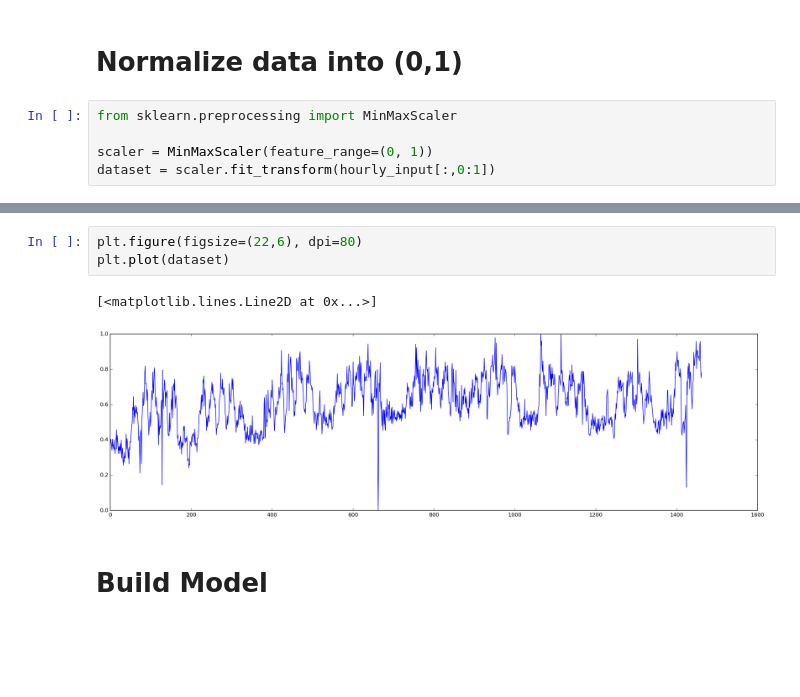
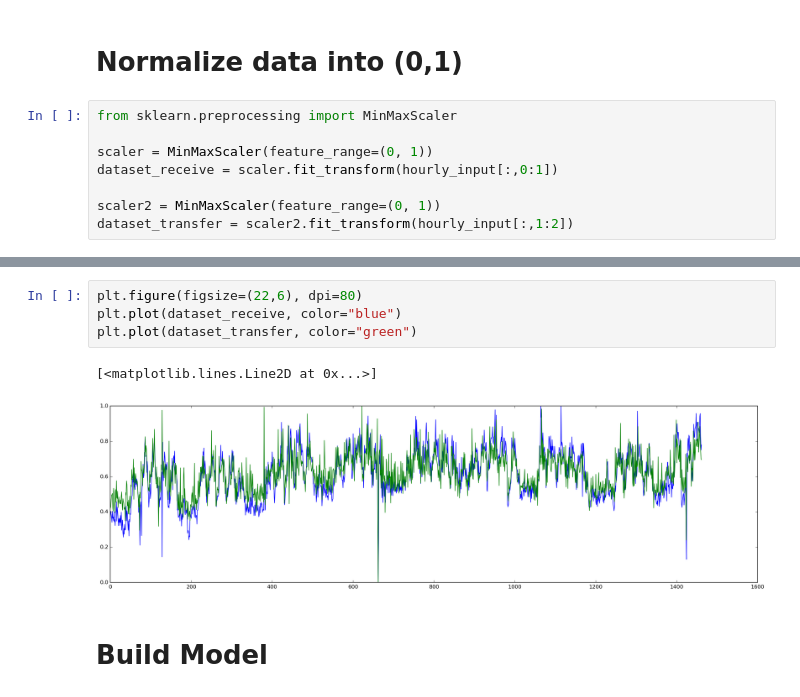
Before and after one commit to brianhu2006/network_traffic_prediction, a Jupyter notebook: netwwork_test.ipynb, the cells around one changed output, grey strips where cells are left out. Cells and saved outputs as stored; diff of their text form; blank space fills up the shorter version.

```diff
--- a/netwwork_test.ipynb
+++ b/netwwork_test.ipynb
@@ -200,4 +200,7 @@ TODO
 from sklearn.preprocessing import MinMaxScaler
 
 scaler = MinMaxScaler(feature_range=(0, 1))
-dataset = scaler.fit_transform(hourly_input[:,0:1])
+dataset_receive = scaler.fit_transform(hourly_input[:,0:1])
+
+scaler2 = MinMaxScaler(feature_range=(0, 1))
+dataset_transfer = scaler2.fit_transform(hourly_input[:,1:2])
@@ -206,9 +211,10 @@ dataset = scaler.fit_transform(hourly_input[:,0:1])
 # %%
 plt.figure(figsize=(22,6), dpi=80)
-plt.plot(dataset)
+plt.plot(dataset_receive, color="blue")
+plt.plot(dataset_transfer, color="green")
 # %% [output]
 [<matplotlib.lines.Line2D at 0x...>]
-[figure, old version]
+[figure, new version]
 # %% [markdown]
 # Build Model
 # %% [markdown]
```
Also changed, not shown: parts of 16 cells of this notebook.
